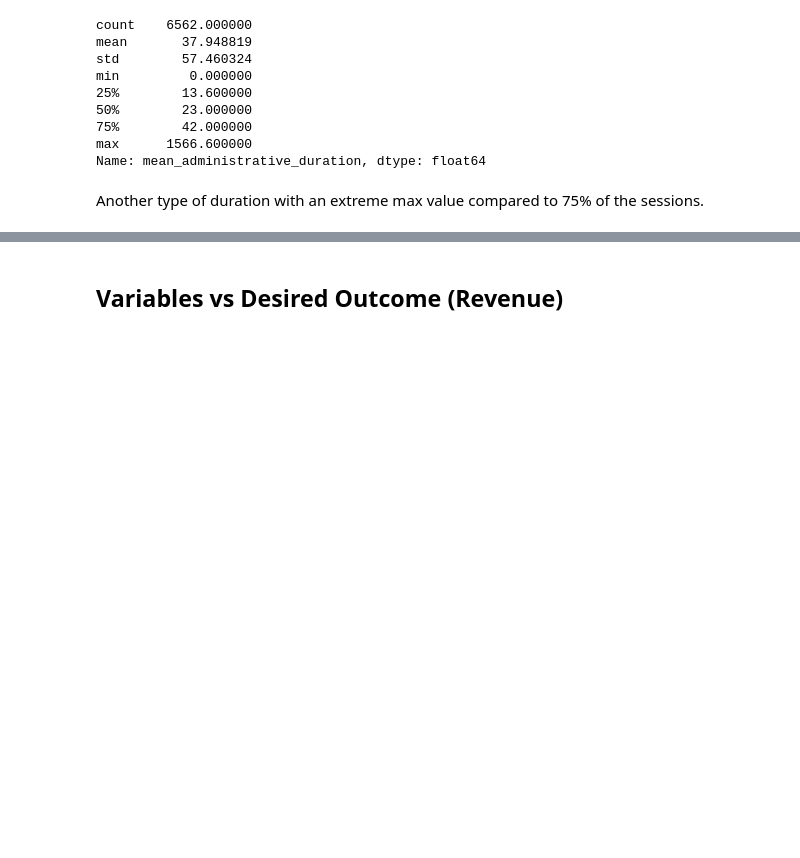
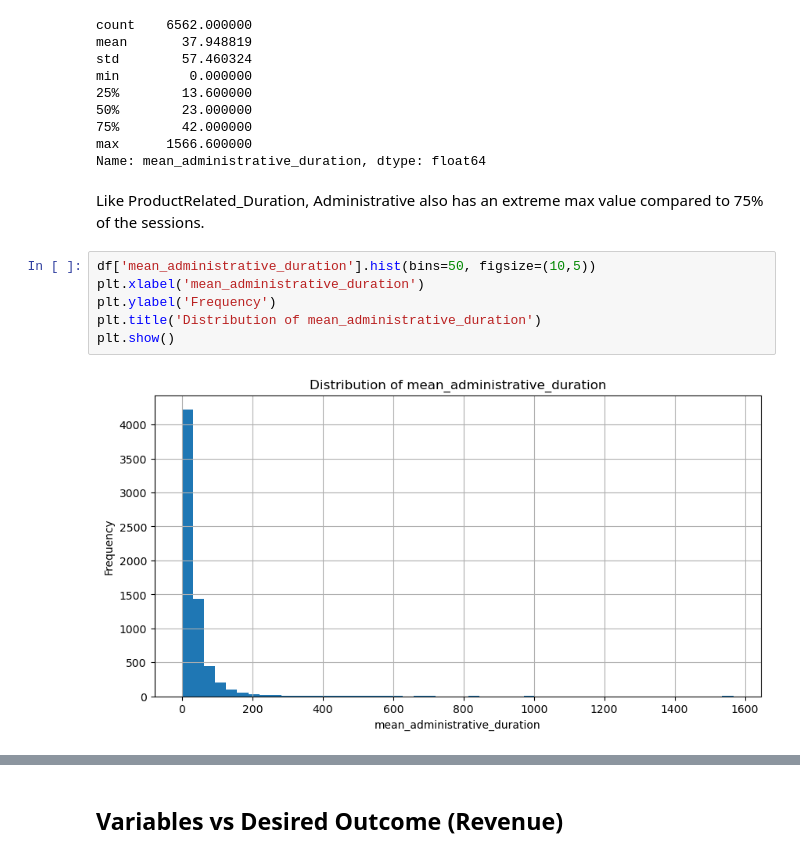
Before and after one commit to AnnaMalaschenko/Ecommerce-Shopper-Behavior, a Jupyter notebook: notebooks/anna_eda.ipynb, the cells around one changed output, grey strips where cells are left out. Cells and saved outputs as stored; diff of their text form; blank space fills up the shorter version.

```diff
--- a/notebooks/anna_eda.ipynb
+++ b/notebooks/anna_eda.ipynb
@@ -548,5 +553,13 @@ min         0.000000
 max      1566.600000
 Name: mean_administrative_duration, dtype: float64
 # %% [markdown]
-Another type of duration with an extreme max value compared to 75% of the sessions.
+Like ProductRelated_Duration, Administrative also has an extreme max value compared to 75% of the sessions.
+# %%
+df['mean_administrative_duration'].hist(bins=50, figsize=(10,5))
+plt.xlabel('mean_administrative_duration')
+plt.ylabel('Frequency')
+plt.title('Distribution of mean_administrative_duration')
+plt.show()
+# %% [output]
+[figure, added]
 # %%
```
Also changed, not shown: parts of 69 cells of this notebook, 2 other files.
